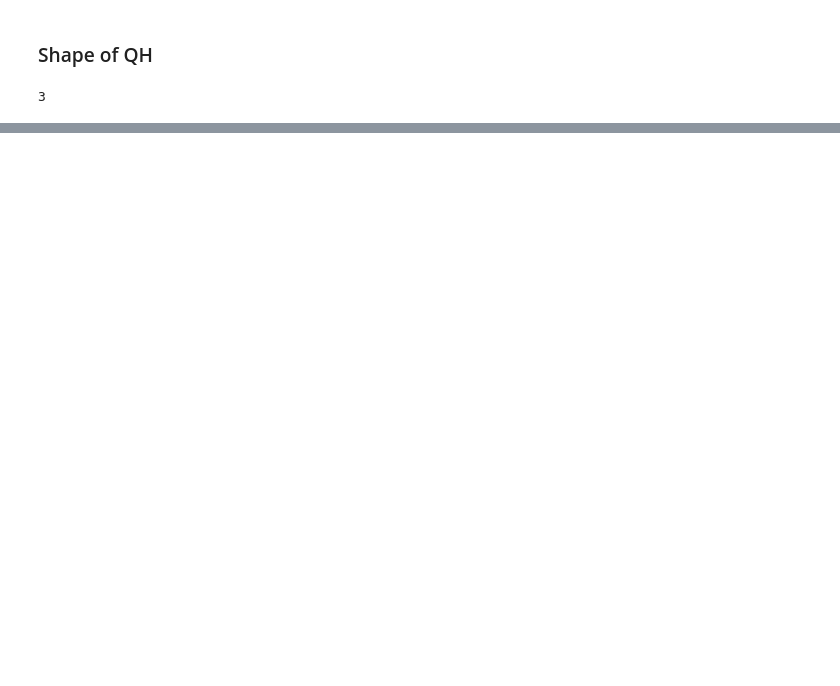
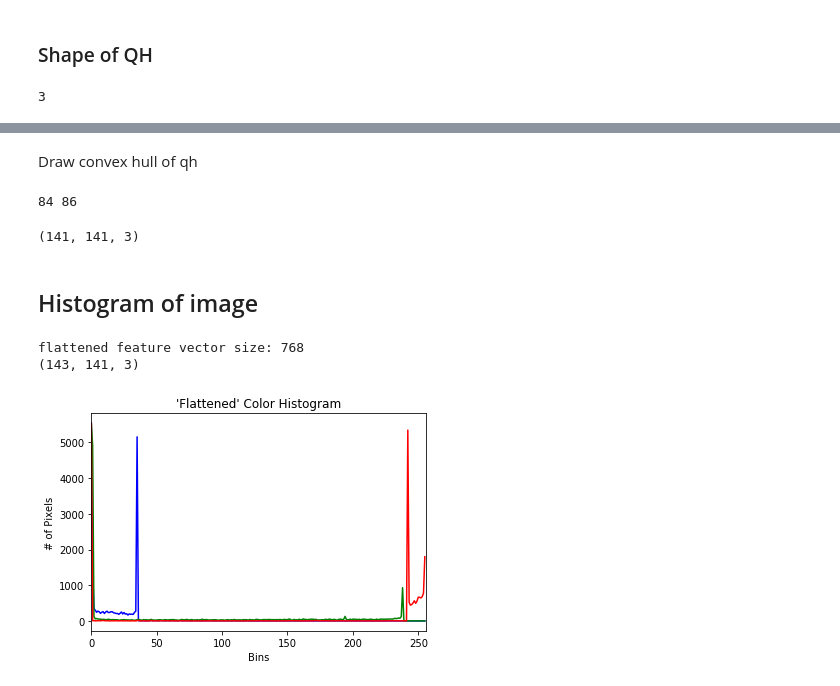
Before and after one commit to hxtruong6/fe-credit-card-fault-detection, a Jupyter notebook: card-detection/Quoc Huy.ipynb, the cells around one changed output, grey strips where cells are left out. Drawn from its saved outputs; the diff is of its cells as text; code cells hidden in the pictures; blank space fills up the shorter version.

```diff
--- a/card-detection/Quoc Huy.ipynb
+++ b/card-detection/Quoc Huy.ipynb
@@ -271,0 +310,10 @@ for meth in methods:
+# %% [markdown]
+Draw convex hull of qh
+# %%
+# create hull array for convex hull points
+hull = []
+
+# calculate points for each contour
+for i in range(len(contours)):
+    # creating convex hull object for each contour
+    hull.append(cv2.convexHull(contours[i], False))
@@ -271,0 +334,58 @@ for meth in methods:
+# %%
+# calculate moments of binary image
+M = cv2.moments(maxContour)
+
+# calculate x,y coordinate of center
+cX = int(M["m10"] / M["m00"])
+cY = int(M["m01"] / M["m00"])
+print(cX, cY)
+# %% [output]
+84 86
+# %%
+rQh = 70
+cropQh = qh[cY-rQh: cY+rQh+1, cX-rQh: cX+rQh+1]
+print(cropQh.shape)
+showImg(cropQh, "cropQh")
+# %% [output]
+(141, 141, 3)
+# %% [markdown]
+## Histogram of image
+# %%
+def drawHistorgram(img):
+    # grab the image channels, initialize the tuple of colors,
+    # the figure and the flattened feature vector
+    chans = cv2.split(img)
+    colors = ("b", "g", "r")
+    plt.figure()
+    plt.title("'Flattened' Color Histogram")
+    plt.xlabel("Bins")
+    plt.ylabel("# of Pixels")
+    features = []
+
+    # loop over the image channels
+    for (chan, color) in zip(chans, colors):
+        # create a histogram for the current channel and
+        # concatenate the resulting histograms for each
+        # channel
+        hist = cv2.calcHist([chan], [0], None, [256], [0, 256])
+        features.extend(hist)
+
+        # plot the histogram
+        plt.plot(hist, color = color)
+        plt.xlim([0, 256])
+
+    # here we are simply showing the dimensionality of the
+    # flattened color histogram 256 bins for each channel
+    # x 3 channels = 768 total values -- in practice, we would
+    # normally not use 256 bins for each channel, a choice
+    # between 32-96 bins are normally used, but this tends
+    # to be application dependent
+    print("flattened feature vector size: %d" % (np.array(features).flatten().shape))
+# %%
+drawHistorgram(templateQh)
+print(templateQh.shape)
+showImg(templateQh, "Template qh")
+# %% [output]
+flattened feature vector size: 768
+(143, 141, 3)
+[figure, added]
```
Also changed, not shown: parts of 28 cells of this notebook, 10 other files.
